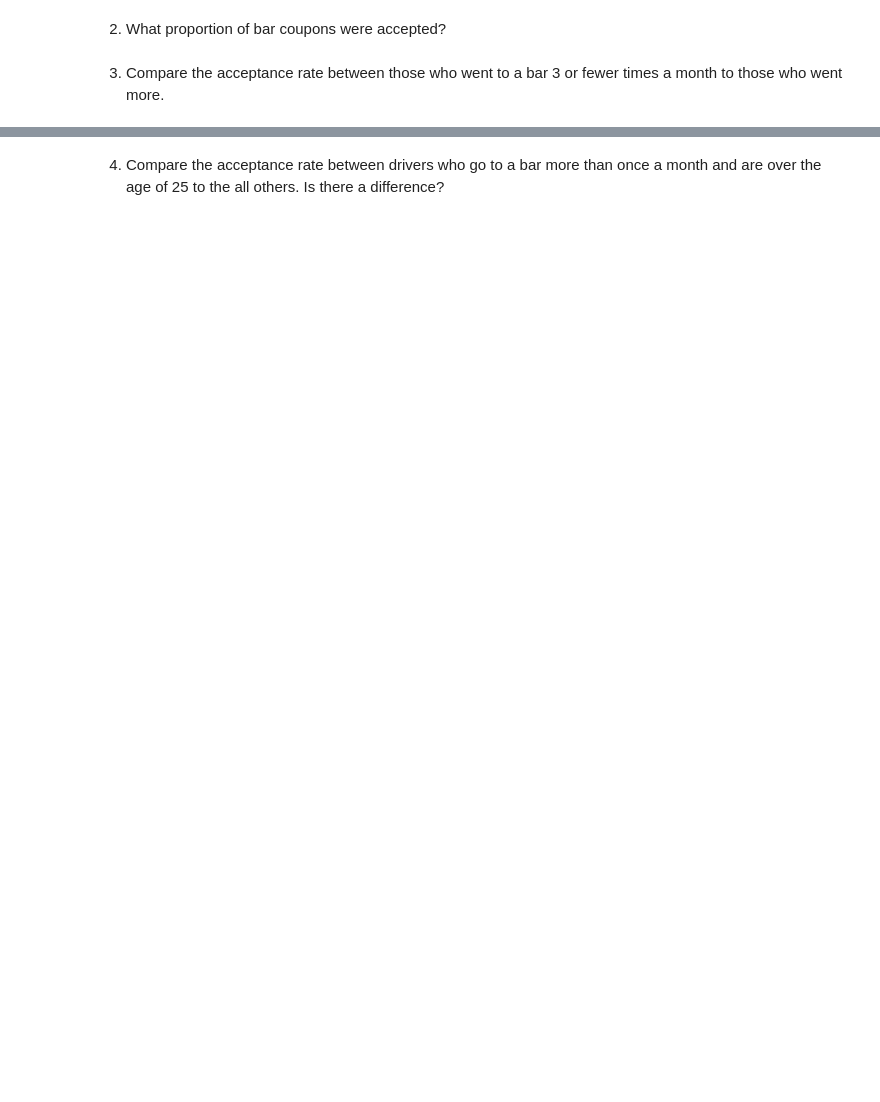
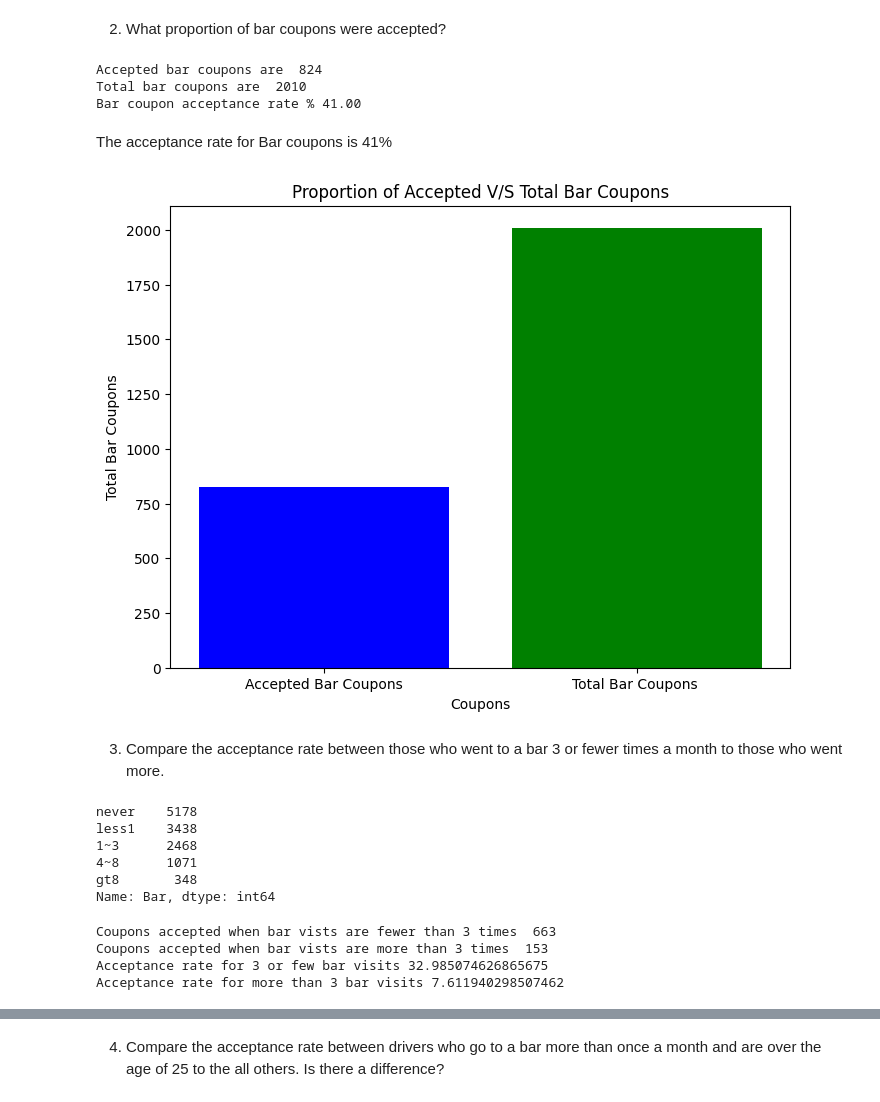
Before and after one commit to yoda-aus/driver-coupons, a Jupyter notebook: prompt.ipynb, the cells around one changed output, grey strips where cells are left out. Saved outputs shown, nothing was run; the diff lists cells and outputs as text; code cells hidden in the pictures; blank space fills up the shorter version.

```diff
--- a/prompt.ipynb
+++ b/prompt.ipynb
@@ -94,3 +176,6 @@ data.head()
 Now, we will lead you through an exploration of just the bar related coupons.
 
 1. Create a new `DataFrame` that contains just the bar coupons.
+# %%
+df_bar = data.query('coupon == "Bar"')
+df_bar
@@ -97,4 +196,62 @@ Now, we will lead you through an exploration of just the bar related coupons.
 # %% [markdown]
 2. What proportion of bar coupons were accepted?
+# %%
+#Calculate the accepted bar coupons
+accepted_bar_coupons = df_bar.query('Y==1').Y.sum()
+print("Accepted bar coupons are ", accepted_bar_coupons)
+
+#Calculate the total bar coupons
+total_bar_coupons = len(df_bar)
+print("Total bar coupons are ", total_bar_coupons)
+
+bar_coupons_accepted_prop = (accepted_bar_coupons / total_bar_coupons) * 100
+print(f"Bar coupon acceptance rate % {bar_coupons_accepted_prop:.2f}")
+# %% [output]
+Accepted bar coupons are  824
+Total bar coupons are  2010
+Bar coupon acceptance rate % 41.00
+# %% [markdown]
+The acceptance rate for Bar coupons is 41%
+# %%
+# Checking the coupon bar acceptances v/s  total bar coupons
+plt.figure(figsize=(8, 6))
+plt.bar(['Accepted Bar Coupons', 'Total Bar Coupons '], [accepted_bar_coupons, total_bar_coupons], color=['Blue', 'Green'])
+plt.title('Proportion of Accepted V/S Total Bar Coupons')
+plt.xlabel('Coupons')
+plt.ylabel('Total Bar Coupons')
+plt.show()
+# %% [output]
+[figure, added]
 # %% [markdown]
 3. Compare the acceptance rate between those who went to a bar 3 or fewer times a month to those who went more.
+# %%
+#Lookup all the possible values in the Bar column
+data['Bar'].value_counts()
+# %% [output]
+never    5178
+less1    3438
+1~3      2468
+4~8      1071
+gt8       348
+Name: Bar, dtype: int64
+# %%
+#Calculate bar visits for 3 or fewer times
+accepted_bar_vists_less_3 = df_bar.query('Y==1 & (Bar == "1~3" | Bar == "less1" | Bar == "never") ').Y.sum()
+print("Coupons accepted when bar vists are fewer than 3 times ", accepted_bar_vists_less_3)
+
+#Calculate bar visits greater than 3 times a month
+accepted_bar_vists_more_than_3 = df_bar.query('Y==1 & (Bar == "4~8" | Bar == "gt8")').Y.sum()
+print("Coupons accepted when bar vists are more than 3 times ", accepted_bar_vists_more_than_3)
+
+
+#Calculate acceptance rate for the above 2 metrics
+bar_coupons_accepted_less_3_times = (accepted_bar_vists_less_3 / total_bar_coupons) * 100
+print("Acceptance rate for 3 or few bar visits", bar_coupons_accepted_less_3_times)
+
+bar_coupons_accepted_more_3_times = (accepted_bar_vists_more_than_3 / total_bar_coupons) * 100
+print("Acceptance rate for more than 3 bar visits", bar_coupons_accepted_more_3_times)
+# %% [output]
+Coupons accepted when bar vists are fewer than 3 times  663
+Coupons accepted when bar vists are more than 3 times  153
+Acceptance rate for 3 or few bar visits 32.985074626865675
+Acceptance rate for more than 3 bar visits 7.611940298507462
```
Also changed, not shown: parts of 27 cells of this notebook.
